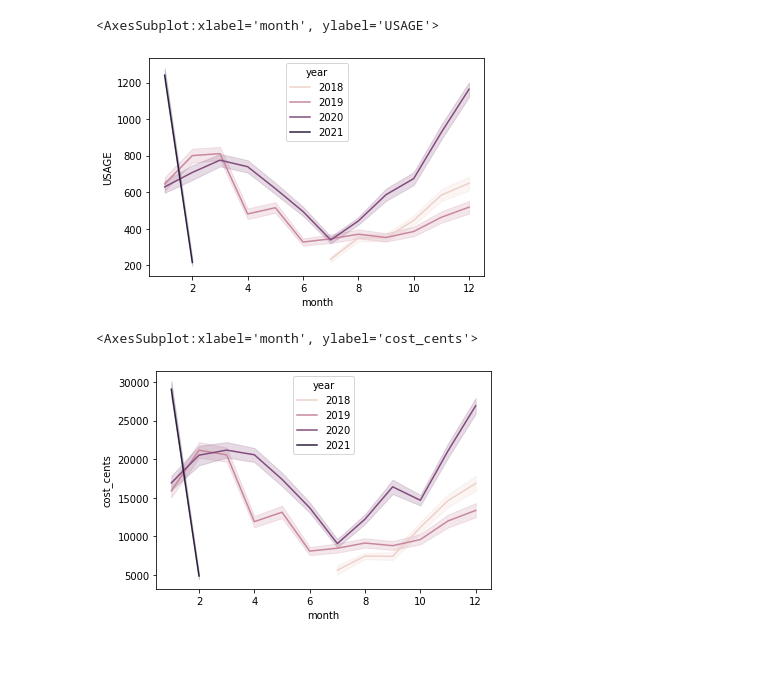
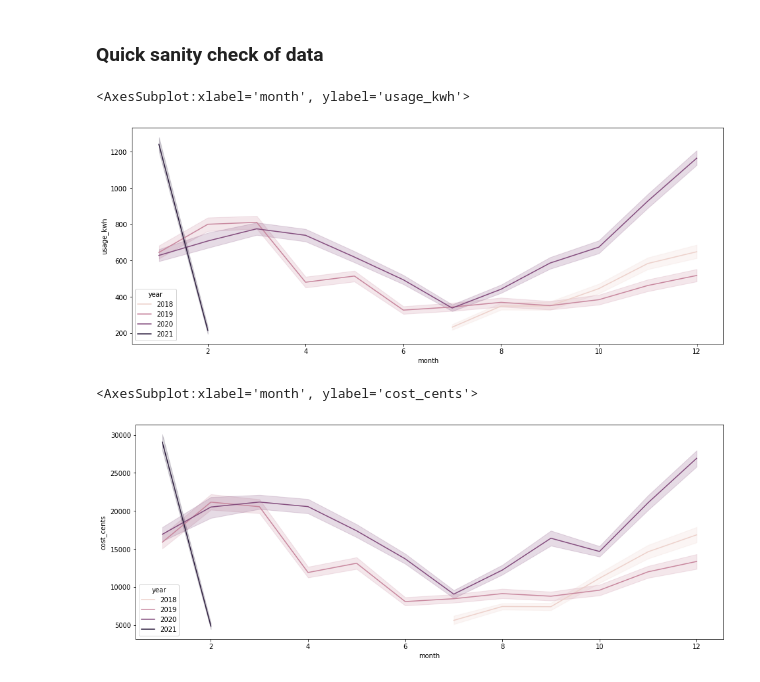
Before and after one commit to andrewhao/nrglab, a Jupyter notebook: nrglab.ipynb, the cells around one changed output. Drawn from its saved outputs; the diff is of its cells as text; code cells hidden in the pictures; blank space fills up the shorter version.

```diff
--- a/nrglab.ipynb
+++ b/nrglab.ipynb
@@ -26,12 +23,38 @@ df_csv['month'] = df_csv.dt.apply(lambda d: d.month)
-# %%
-df_csv['cost_cents'] = df_csv.COST.apply(lambda c: int(float(c[1:]) * 100))
+# %%
+features_to_copy = {
+    'date': 'DATE',
+    'start_time': 'START TIME',
+    'usage_kwh': 'USAGE',
+    'cost_display': 'COST',
+}
+
+features = {
+    'dt': lambda df: df.apply(lambda row: datetime.strptime(f'{row.date}T{row.start_time}', '%Y-%m-%dT%H:%M'), axis=1),
+    'day_of_year': lambda df: df.dt.apply(lambda d: d.dayofyear),
+    'day_of_week': lambda df: df.dt.apply(lambda d: d.dayofweek),
+    'week_of_year': lambda df: df.dt.apply(lambda d: d.weekofyear),
+    'year': lambda df: df.dt.apply(lambda d: d.year),
+    'month': lambda df: df.dt.apply(lambda d: d.month),
+    'hour': lambda df: df.dt.apply(lambda d: d.hour),
+    'cost_cents': lambda df: df.cost_display.apply(lambda c: int(float(c[1:]) * 100))
+}
+# %%
+df_energy = pd.DataFrame()
+# %%
+for newattr, oldattr in features_to_copy.items():
+    df_energy[newattr] = df_csv[oldattr]
+
+for attr, transform in features.items():
+    df_energy[attr] = transform(df_energy)
+# %% [markdown]
+### Quick sanity check of data
 # %%
-sns.lineplot(data=df_csv, x='month', y='USAGE', hue="year", estimator=np.sum)
+sns.lineplot(data=df_energy, x='month', y='usage_kwh', hue="year", estimator=np.sum)
 # %% [output]
-<AxesSubplot:xlabel='month', ylabel='USAGE'>
+<AxesSubplot:xlabel='month', ylabel='usage_kwh'>
-[figure, old version]
+[figure, new version]
 # %%
-sns.lineplot(data=df_csv, x='month', y='cost_cents', hue="year", estimator=np.sum)
+sns.lineplot(data=df_energy, x='month', y='cost_cents', hue="year", estimator=np.sum)
 # %% [output]
 <AxesSubplot:xlabel='month', ylabel='cost_cents'>
-[figure, old version]
+[figure, new version]
```
Also changed, not shown: parts of 36 cells of this notebook.
